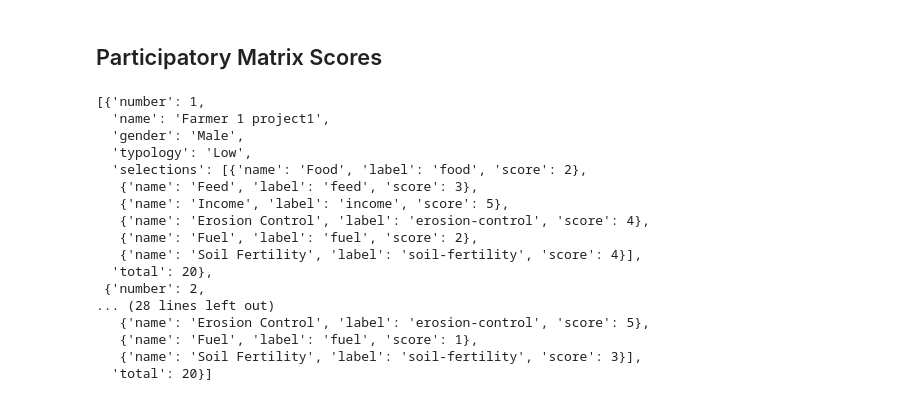
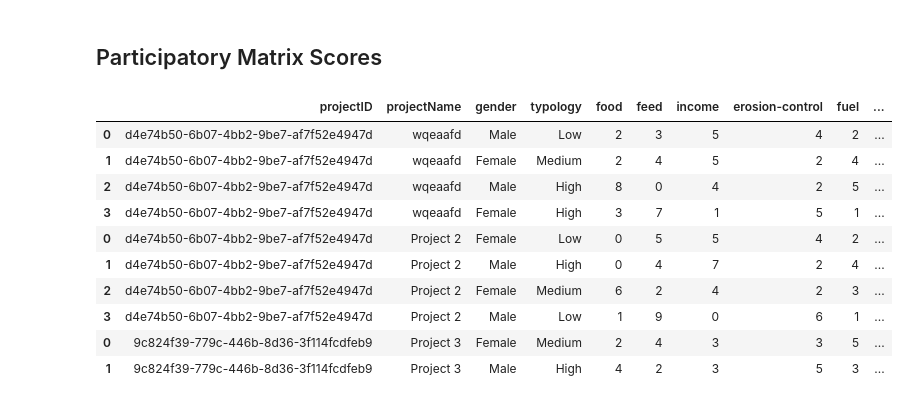
Before and after one commit to ilri/legume-choice-data-processing, a Jupyter notebook: legume-choice-data-processing.ipynb, the cells around one changed output. Saved outputs shown, nothing was run; the diff lists cells and outputs as text; code cells hidden in the pictures.

Commit message:
adding function for participatory matrix scoreing cleaning

```diff
--- a/legume-choice-data-processing.ipynb
+++ b/legume-choice-data-processing.ipynb
@@ -298,29 +299,46 @@ pairWiseSelectionSummaryAllProjects(projects=allProjects)
 # %% [markdown]
 ## Participatory Matrix Scores
-# %%
-project=allProjects[0]
-projectID = project["projectID"]
-projectName = project["rawdata"]["projectInfo"]["projectName"]
-farmers = project["rawdata"]["participatoryMatrixScores"]["farmers"]
-# %%
-# Extracting farmer data
-
-farmers
-# %% [output]
-[{'number': 1,
-  'name': 'Farmer 1 project1',
-  'gender': 'Male',
-  'typology': 'Low',
-  'selections': [{'name': 'Food', 'label': 'food', 'score': 2},
-   {'name': 'Feed', 'label': 'feed', 'score': 3},
-   {'name': 'Income', 'label': 'income', 'score': 5},
-   {'name': 'Erosion Control', 'label': 'erosion-control', 'score': 4},
-   {'name': 'Fuel', 'label': 'fuel', 'score': 2},
-   {'name': 'Soil Fertility', 'label': 'soil-fertility', 'score': 4}],
-  'total': 20},
- {'number': 2,
-... (28 lines left out)
-   {'name': 'Erosion Control', 'label': 'erosion-control', 'score': 5},
-   {'name': 'Fuel', 'label': 'fuel', 'score': 1},
-   {'name': 'Soil Fertility', 'label': 'soil-fertility', 'score': 3}],
-  'total': 20}]
+# %%
+
+# Extracting farmer data
+def participatoryMatrixScoresProject(project):
+    #project=allProjects[0]
+    projectID = project["projectID"]
+    projectName = project["rawdata"]["projectInfo"]["projectName"]
+    farmers = project["rawdata"]["participatoryMatrixScores"]["farmers"]
+    farmersClean=[]
+    for farmer in farmers:
+        newFarmer={}
+        newFarmer["projectID"]=projectID
+        newFarmer["projectName"]=projectName
+        newFarmer["gender"]=farmer["gender"]
+        newFarmer["typology"]=farmer["typology"]
+
+        for selection in farmer["selections"]:
+            newFarmer[selection["label"]]=selection["score"]
+        newFarmer["total"]=farmer["total"]
+        farmersClean.append(newFarmer)
+    return pd.DataFrame(farmersClean)
+
+
+def participatoryMatrixAllProjects(projects):
+    if len(projects)==1:
+        return participatoryMatrixScoresProject(projects)
+    if len(projects)>1:
+        participatoryMatrixScoresDF=participatoryMatrixScoresProject(projects[0])
+        for project in projects[1:]:
+            participatoryMatrixScoresDF = participatoryMatrixScoresDF.append(participatoryMatrixScoresProject(project))
+    return participatoryMatrixScoresDF
+participatoryMatrixAllProjects(projects=allProjects)
+# %% [output]
+|  | projectID | projectName | gender | typology | food | feed | income | erosion-control | fuel | ... |
+| 0 | d4e74b50-6b07-4bb2-9be7-af7f52e4947d | wqeaafd | Male | Low | 2 | 3 | 5 | 4 | 2 | ... |
+| 1 | d4e74b50-6b07-4bb2-9be7-af7f52e4947d | wqeaafd | Female | Medium | 2 | 4 | 5 | 2 | 4 | ... |
+| 2 | d4e74b50-6b07-4bb2-9be7-af7f52e4947d | wqeaafd | Male | High | 8 | 0 | 4 | 2 | 5 | ... |
+| 3 | d4e74b50-6b07-4bb2-9be7-af7f52e4947d | wqeaafd | Female | High | 3 | 7 | 1 | 5 | 1 | ... |
+| 0 | d4e74b50-6b07-4bb2-9be7-af7f52e4947d | Project 2 | Female | Low | 0 | 5 | 5 | 4 | 2 | ... |
+| 1 | d4e74b50-6b07-4bb2-9be7-af7f52e4947d | Project 2 | Male | High | 0 | 4 | 7 | 2 | 4 | ... |
+| 2 | d4e74b50-6b07-4bb2-9be7-af7f52e4947d | Project 2 | Female | Medium | 6 | 2 | 4 | 2 | 3 | ... |
+| 3 | d4e74b50-6b07-4bb2-9be7-af7f52e4947d | Project 2 | Male | Low | 1 | 9 | 0 | 6 | 1 | ... |
+| 0 | 9c824f39-779c-446b-8d36-3f114fcdfeb9 | Project 3 | Female | Medium | 2 | 4 | 3 | 3 | 5 | ... |
+| 1 | 9c824f39-779c-446b-8d36-3f114fcdfeb9 | Project 3 | Male | High | 4 | 2 | 3 | 5 | 3 | ... |
```
Also changed, not shown: parts of 8 cells of this notebook.
